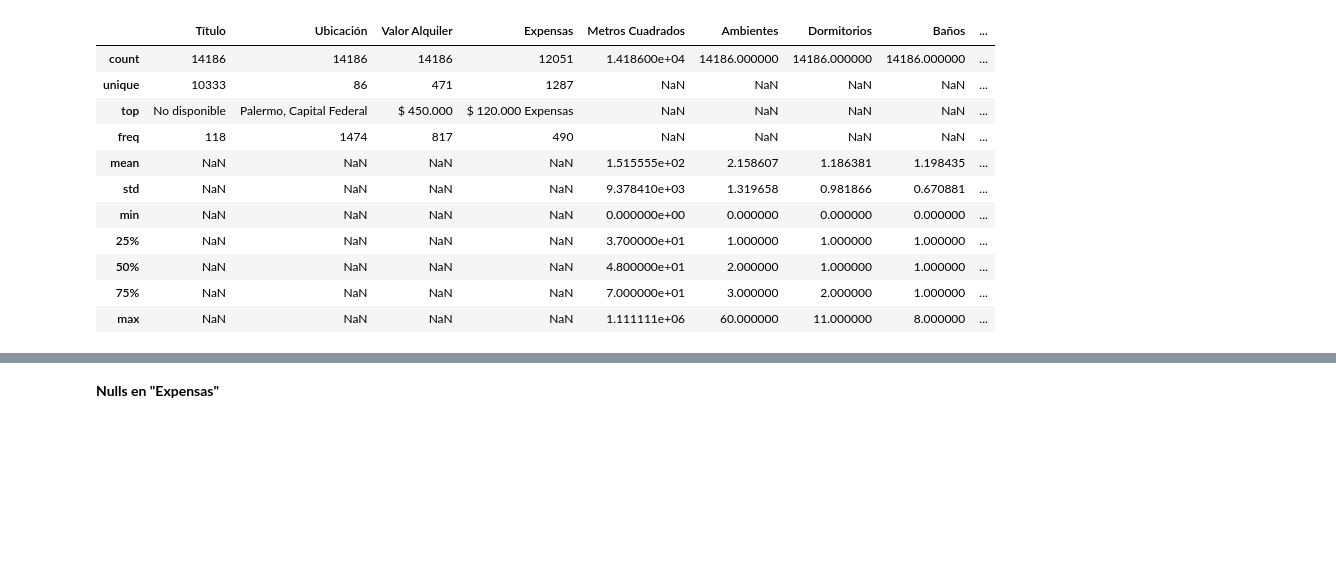
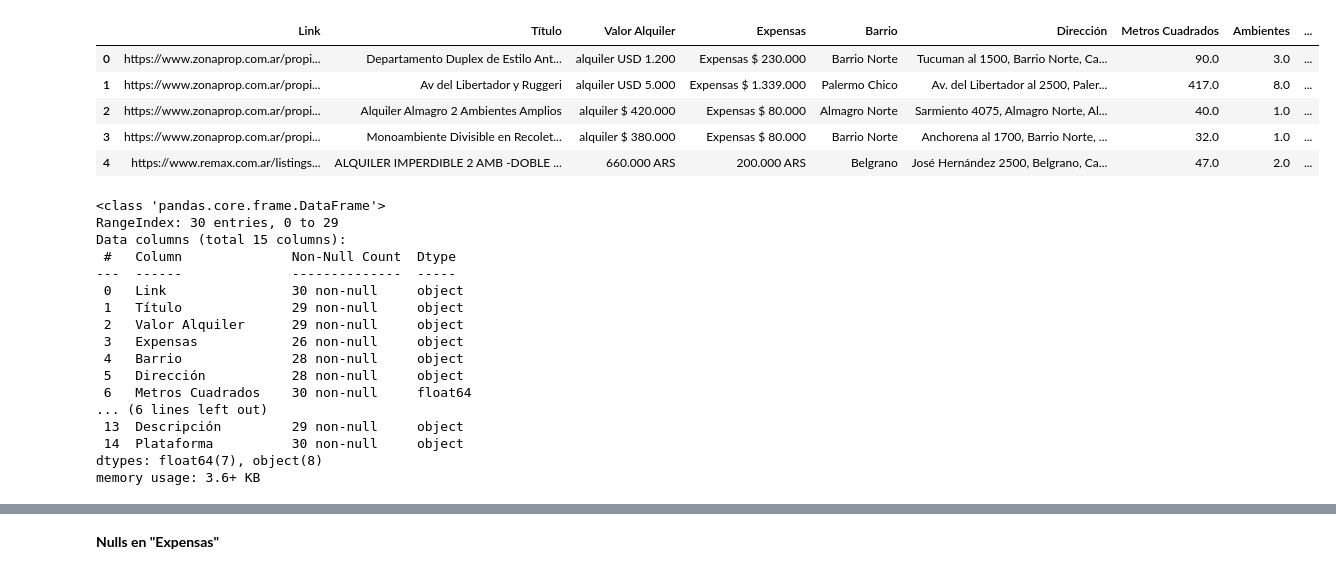
Before and after one commit to Felimartinez1/Departamentos-Buenos-Aires, a Jupyter notebook: preprocessing/zonaprop_ETL.ipynb, the cells around one changed output, grey strips where cells are left out. Saved outputs shown, nothing was run; the diff lists cells and outputs as text; code cells hidden in the pictures; blank space fills up the shorter version.

```diff
--- a/preprocessing/zonaprop_ETL.ipynb
+++ b/preprocessing/zonaprop_ETL.ipynb
@@ -1,28 +1,51 @@
 # %%
 import pandas as pd
 import matplotlib.pyplot as plt
 from sklearn.impute import KNNImputer
 import numpy as np
 
 pd.set_option('display.max_rows', None)
 
+# Cargar los datasets
+df_zona = pd.read_csv('C:/Users/Felipe/OneDrive/Escritorio/Mini Projects/Departamentos Buenos Aires/prueba_zona.csv', sep=';', encoding='utf-8-sig')
+df_remax = pd.read_csv('C:/Users/Felipe/OneDrive/Escritorio/Mini Projects/Departamentos Buenos Aires/prueba_remax.csv', sep=';', encoding='utf-8-sig')
 
-df = pd.read_csv('C:/Users/Felipe/OneDrive/Escritorio/Mini Projects/Departamentos Buenos Aires/data/Alquileres.csv', sep=';', encoding='utf-8-sig')
+df_remax['Plataforma'] = 'Remax'
+df_zona['Plataforma'] = 'ZonaProp'
+
+df = pd.concat([df_remax, df_zona], ignore_index=True)
+df = df.sample(frac=1, random_state=42).reset_index(drop=True)
+
+df.to_csv('C:/Users/Felipe/OneDrive/Escritorio/Mini Projects/Departamentos Buenos Aires/prueba_combinada.csv', index=False, sep=';', encoding='utf-8-sig')
+
+df.head()
+# %% [output]
+|  | Link | Título | Valor Alquiler | Expensas | Barrio | Dirección | Metros Cuadrados | Ambientes | ... |
+| 0 | https://www.zonaprop.com.ar/propi... | Departamento Duplex de Estilo Ant... | alquiler USD 1.200 | Expensas $ 230.000 | Barrio Norte | Tucuman al 1500, Barrio Norte, Ca... | 90.0 | 3.0 | ... |
+| 1 | https://www.zonaprop.com.ar/propi... | Av del Libertador y Ruggeri | alquiler USD 5.000 | Expensas $ 1.339.000 | Palermo Chico | Av. del Libertador al 2500, Paler... | 417.0 | 8.0 | ... |
+| 2 | https://www.zonaprop.com.ar/propi... | Alquiler Almagro 2 Ambientes Amplios | alquiler $ 420.000 | Expensas $ 80.000 | Almagro Norte | Sarmiento 4075, Almagro Norte, Al... | 40.0 | 1.0 | ... |
+| 3 | https://www.zonaprop.com.ar/propi... | Monoambiente Divisible en Recolet... | alquiler $ 380.000 | Expensas $ 80.000 | Barrio Norte | Anchorena al 1700, Barrio Norte, ... | 32.0 | 1.0 | ... |
+| 4 | https://www.remax.com.ar/listings... | ALQUILER IMPERDIBLE 2 AMB -DOBLE ... | 660.000 ARS | 200.000 ARS | Belgrano | José Hernández 2500, Belgrano, Ca... | 47.0 | 2.0 | ... |
-# %%
-df.describe(include='all')
-# %% [output]
-|  | Título | Ubicación | Valor Alquiler | Expensas | Metros Cuadrados | Ambientes | Dormitorios | Baños | ... |
-| count | 14186 | 14186 | 14186 | 12051 | 1.418600e+04 | 14186.000000 | 14186.000000 | 14186.000000 | ... |
-| unique | 10333 | 86 | 471 | 1287 | NaN | NaN | NaN | NaN | ... |
-| top | No disponible | Palermo, Capital Federal | $ 450.000 | $ 120.000 Expensas | NaN | NaN | NaN | NaN | ... |
-| freq | 118 | 1474 | 817 | 490 | NaN | NaN | NaN | NaN | ... |
-| mean | NaN | NaN | NaN | NaN | 1.515555e+02 | 2.158607 | 1.186381 | 1.198435 | ... |
-| std | NaN | NaN | NaN | NaN | 9.378410e+03 | 1.319658 | 0.981866 | 0.670881 | ... |
-| min | NaN | NaN | NaN | NaN | 0.000000e+00 | 0.000000 | 0.000000 | 0.000000 | ... |
-| 25% | NaN | NaN | NaN | NaN | 3.700000e+01 | 1.000000 | 1.000000 | 1.000000 | ... |
-| 50% | NaN | NaN | NaN | NaN | 4.800000e+01 | 2.000000 | 1.000000 | 1.000000 | ... |
-| 75% | NaN | NaN | NaN | NaN | 7.000000e+01 | 3.000000 | 2.000000 | 1.000000 | ... |
-| max | NaN | NaN | NaN | NaN | 1.111111e+06 | 60.000000 | 11.000000 | 8.000000 | ... |
+# %%
+df.info()
+# %% [output]
+<class 'pandas.core.frame.DataFrame'>
+RangeIndex: 30 entries, 0 to 29
+Data columns (total 15 columns):
+ #   Column              Non-Null Count  Dtype
+---  ------              --------------  -----
+ 0   Link                30 non-null     object
+ 1   Título              29 non-null     object
+ 2   Valor Alquiler      29 non-null     object
+ 3   Expensas            26 non-null     object
+ 4   Barrio              28 non-null     object
+ 5   Dirección           28 non-null     object
+ 6   Metros Cuadrados    30 non-null     float64
+... (6 lines left out)
+ 13  Descripción         29 non-null     object
+ 14  Plataforma          30 non-null     object
+dtypes: float64(7), object(8)
+memory usage: 3.6+ KB
 # %%
 df.describe(include='all')
 # %% [output]
```
Also changed, not shown: parts of 8 cells of this notebook, 7 other files.
